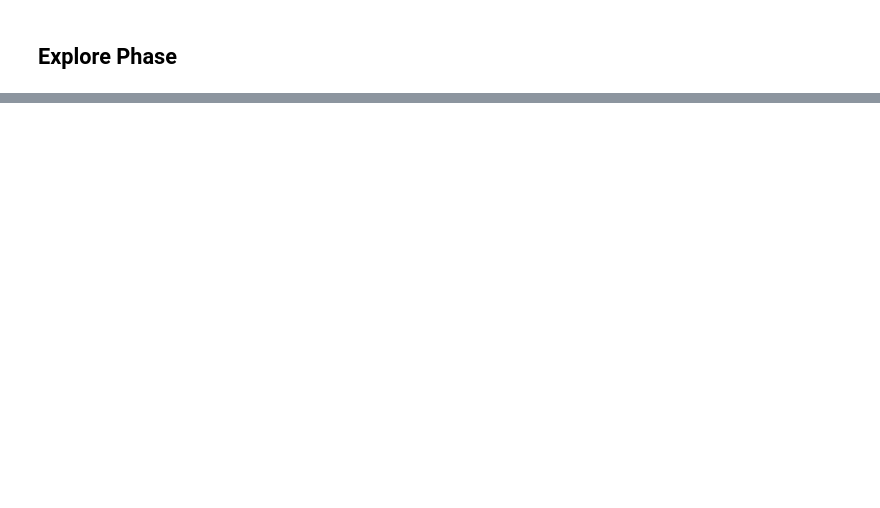
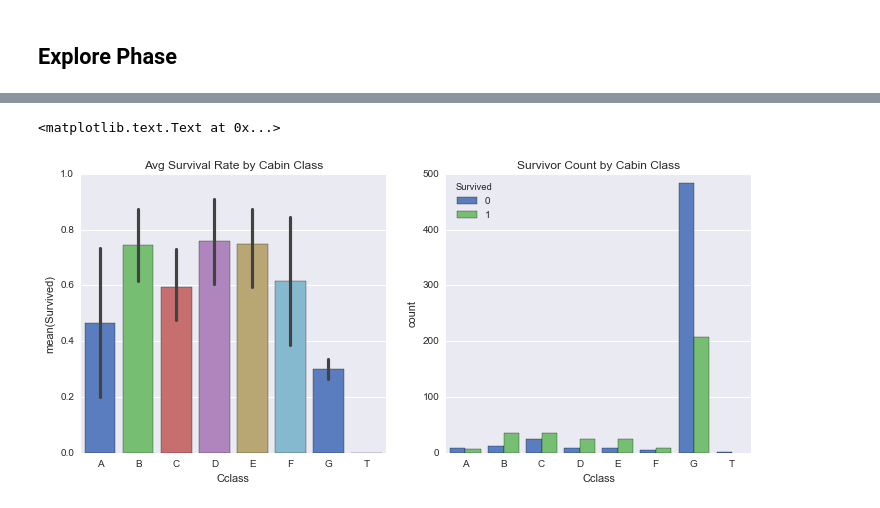
Before and after one commit to migcar429/data-analyst-udacity, a Jupyter notebook: P2-investigate-a-dataset/p2-investigate-a-dataset.ipynb, the cells around one changed output, grey strips where cells are left out. Saved outputs shown, nothing was run; the diff lists cells and outputs as text; code cells hidden in the pictures; blank space fills up the shorter version.

```diff
--- a/P2-investigate-a-dataset/p2-investigate-a-dataset.ipynb
+++ b/P2-investigate-a-dataset/p2-investigate-a-dataset.ipynb
@@ -113,0 +179,7 @@ sns.countplot(x=pclass, hue=survived, ax=ax2)
+# %%
+# Given Fare for empty Cclass has a relatively small IQR and median seems close to Cclass F or G, decided to put unclassified into class G
+data['Cclass'].replace('', 'G', inplace=True)
+
+# Fixed!
+d2, d3 = data.groupby(['Cclass']).count()['Survived'], data.groupby(['Cclass']).median()['Fare']
+pd.concat([d2, d3], axis=1)
@@ -113,0 +197,13 @@ sns.countplot(x=pclass, hue=survived, ax=ax2)
+# %%
+# Corrected Cclass graphs
+
+fig, (ax1, ax2) = plt.subplots(1, 2, figsize=(12,5))
+order_plot_new, cclass_new = order_plot[:-1], data['Cclass']
+
+sns.barplot(x=cclass_new, y=survived, ax=ax1, palette='muted', order=order_plot_new).set_title('Avg Survival Rate by Cabin Class')
+sns.countplot(x=cclass_new, hue=survived, ax=ax2, palette='muted', order=order_plot_new).set_title('Survivor Count by Cabin Class')
+
+# Survivor rate slightly dropped for class G. Survival rate is also now more meaningful, but Survivor count is less so
+# %% [output]
+<matplotlib.text.Text at 0x...>
+[figure, added]
```
Also changed, not shown: parts of 18 cells of this notebook.
